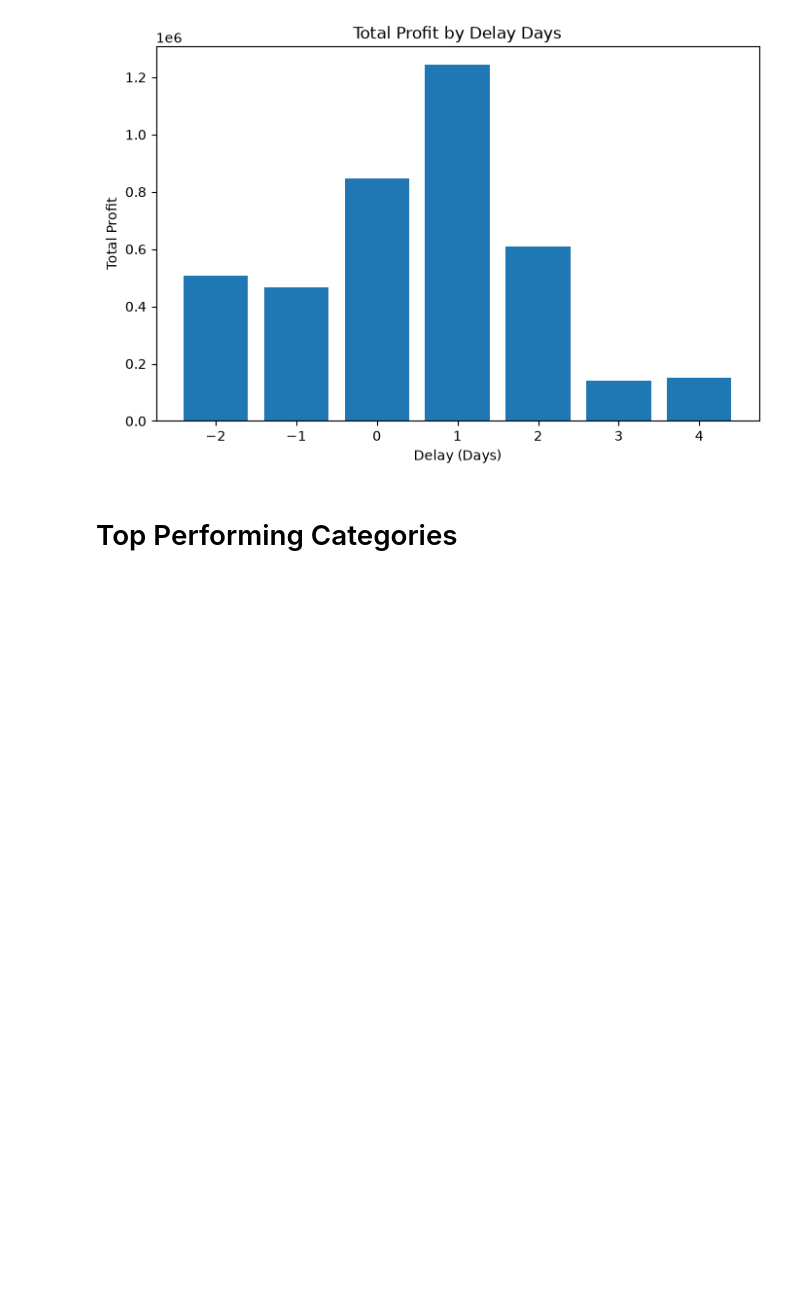
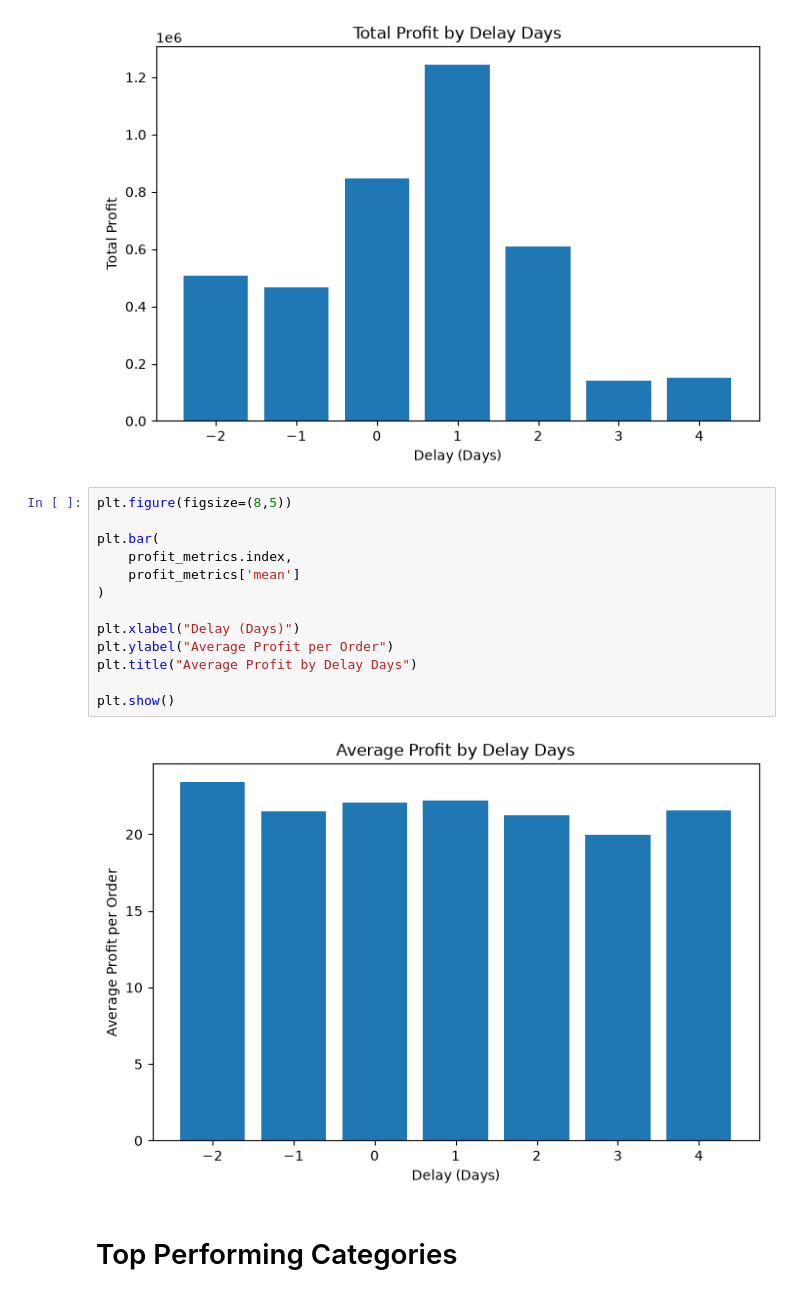
Before and after one commit to rahulkumar200410/Supply-Chain-Analytics-SQL-Python-PowerBI, a Jupyter notebook: Python/Supply_Chain_Analytics.ipynb, the cells around one changed output. Saved outputs shown, nothing was run; the diff lists cells and outputs as text; blank space fills up the shorter version.

```diff
--- a/Python/Supply_Chain_Analytics.ipynb
+++ b/Python/Supply_Chain_Analytics.ipynb
@@ -540,6 +540,21 @@ plt.title("Total Profit by Delay Days")
 plt.show()
 # %% [output]
 [figure]
+# %%
+plt.figure(figsize=(8,5))
+
+plt.bar(
+    profit_metrics.index,
+    profit_metrics['mean']
+)
+
+plt.xlabel("Delay (Days)")
+plt.ylabel("Average Profit per Order")
+plt.title("Average Profit by Delay Days")
+
+plt.show()
+# %% [output]
+[figure, added]
 # %% [markdown]
 # Top Performing Categories
 # %%
```
Also changed, not shown: parts of 1 cell of this notebook.
